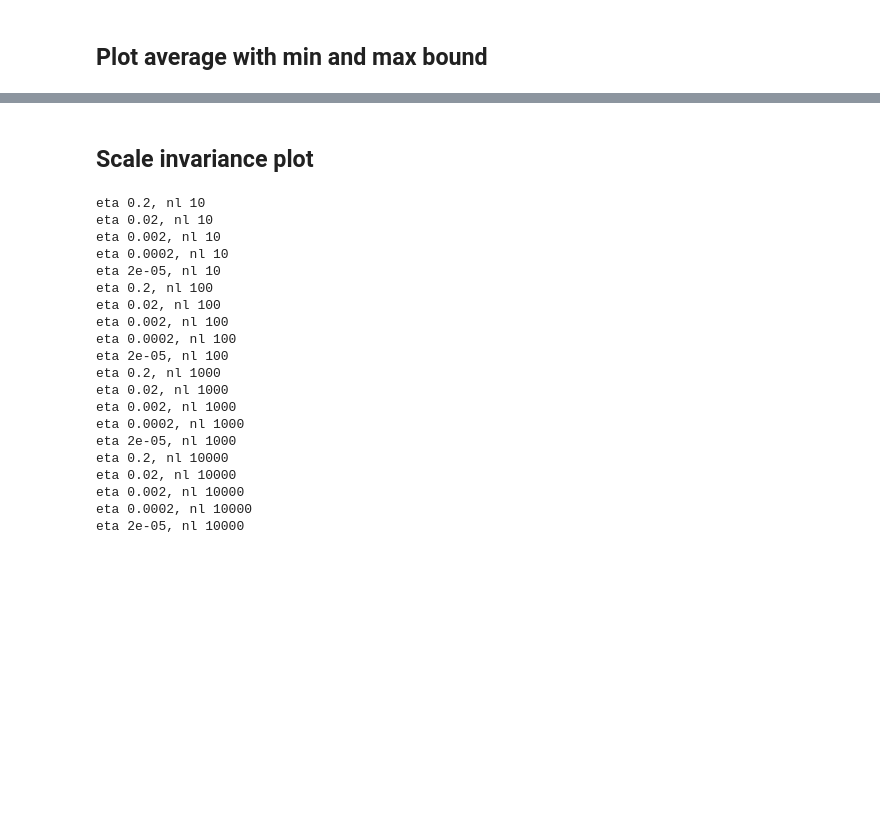
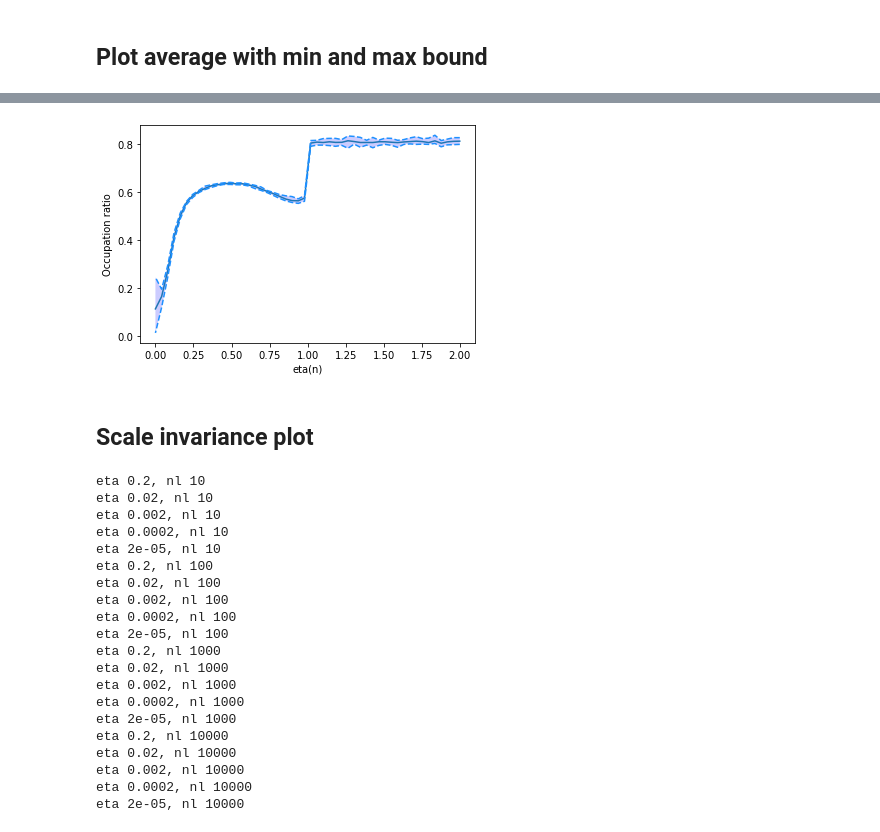
Before and after one commit to wiebetimmers/CSS-ParticleFlocking, a Jupyter notebook: 1D_viscek_automata_density_bifur_scale_invariance.ipynb, the cells around one changed output, grey strips where cells are left out. Cells and saved outputs as stored; diff of their text form; code cells hidden in the pictures; blank space fills up the shorter version.

Commit message:
added occupation

```diff
--- a/1D_viscek_automata_density_bifur_scale_invariance.ipynb
+++ b/1D_viscek_automata_density_bifur_scale_invariance.ipynb
@@ -340,7 +340,7 @@ plt.show()
 N = 1000
 L = 1000
 its = 1000
-eta_range = np.linspace(1.0, 0, 50)
+eta_range = np.linspace(2.0, 0, 50)
 end_average_velocity_avg = []
 n_sims = 10
 
@@ -387,7 +384,7 @@ stat_dict = {
     'max': []
 }
 
-for j in range(len(ea)):
+for j in range(len(eta_range)):
     it = []
     for ea in end_average_velocity_avg:
         it.append(ea[j])
@@ -411,3 +445,31 @@ plt.show()
+# %%
+stat_dict = {
+    'mean': [],
+    'min': [],
+    'max': []
+}
+
+for j in range(len(eta_range)):
+    it = []
+    for ea in end_occupation_ratio_avg:
+        it.append(ea[j])
+    mean = sum(it)/len(it)
+    max_v = max(it)
+    min_v = min(it)
+    stat_dict['mean'].append(mean)
+    stat_dict['min'].append(min_v)
+    stat_dict['max'].append(max_v)
+
+plt.xlabel('eta(n)')
+plt.ylabel('Occupation ratio')
+plt.plot(eta_range, stat_dict['mean'])
+plt.plot(eta_range, stat_dict['min'], '--', c='dodgerblue')
+plt.plot(eta_range, stat_dict['max'], '--', c='dodgerblue')
+plt.fill_between(eta_range, stat_dict['max'], stat_dict['min'], facecolor='blue', alpha=0.2)
+plt.savefig('occupation_plot.jpg')
+plt.show()
+# %% [output]
+[figure, added]
 # %% [markdown]
 ## Scale invariance plot
 # %%
```
Also changed, not shown: parts of 5 cells of this notebook.
